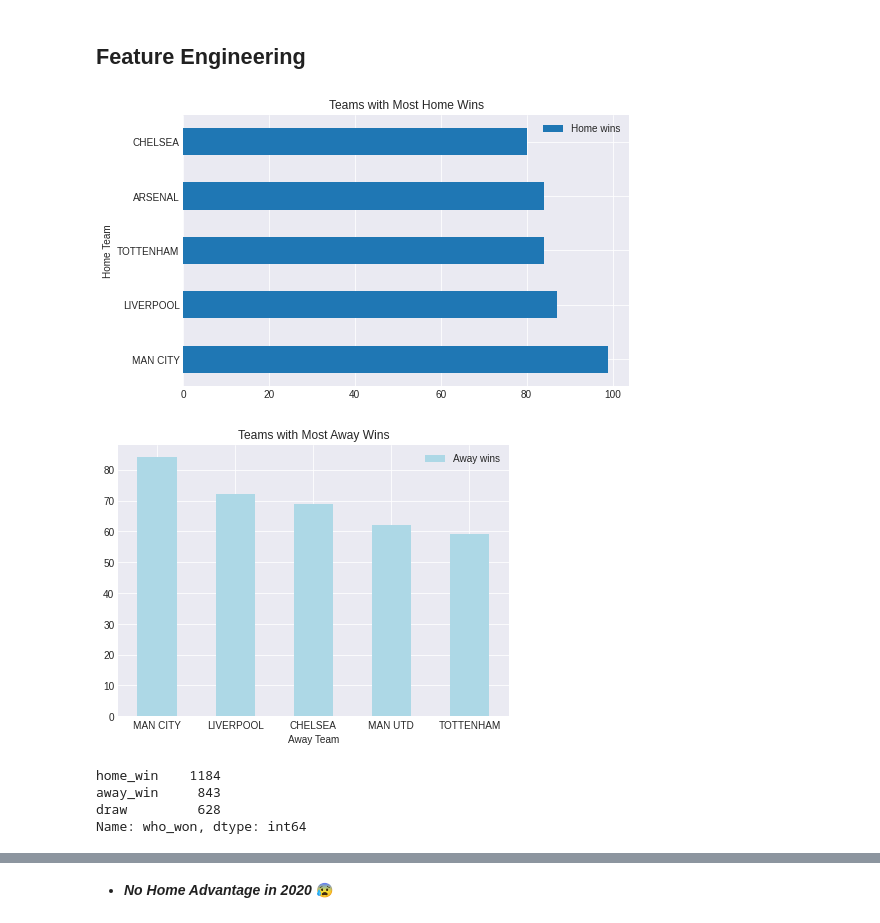
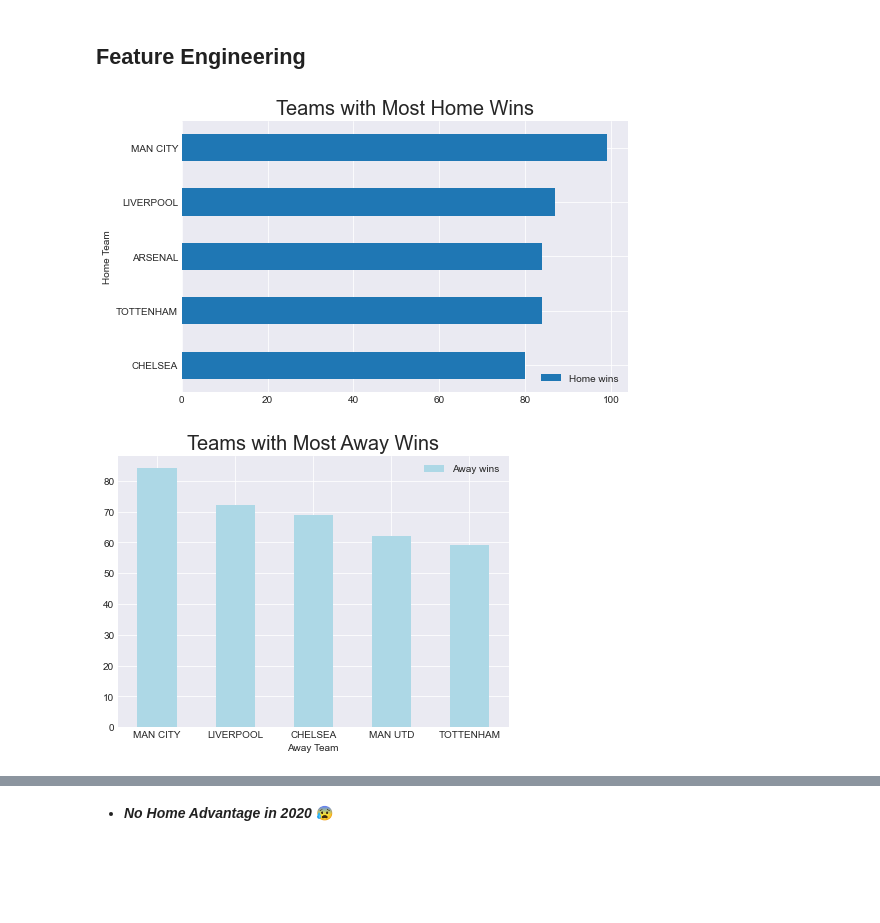
Before and after one commit to Numpy-hamoye/Flask-ML-Soccer, a Jupyter notebook: Premier_League_matches_2014–2020.ipynb, the cells around one changed output, grey strips where cells are left out. Cells and saved outputs as stored; diff of their text form; code cells hidden in the pictures; blank space fills up the shorter version.

```diff
--- a/Premier_League_matches_2014–2020.ipynb
+++ b/Premier_League_matches_2014–2020.ipynb
@@ -51,7 +57,7 @@ import seaborn as sns
 ### Data Exploration
 # %%
 # Read in the Data
-all_matches = pd.read_csv('/content/drive/MyDrive/Hamoye/matchesall2014-2020.csv', index_col=0)
+all_matches = pd.read_csv('matchesall2014-2020.csv', index_col=0)
 
 # The first few rows of the data
 all_matches.head()
@@ -323,14 +384,16 @@ test_sample.to_excel('test_games_5_result.xlsx', sheet_name='test_games_5')
 # %%
 # Teams with Most Home Wins
 fig, ax = plt.subplots(figsize=(8, 5))
 all_matches[all_matches['who_won'] == 'home_win']\
   .groupby('Home Team')\
   .who_won.count().to_frame().sort_values('who_won', ascending=False)\
   .rename(columns={'who_won': 'Home wins'}).head()\
-  .plot(kind='barh', title='Teams with Most Home Wins', ax=ax)
+  .sort_values('Home wins')\
+  .plot(kind='barh', ax=ax)
+plt.title('Teams with Most Home Wins', fontsize=20)
 plt.show()
 # %% [output]
-[figure, old version]
+[figure, new version]
 # %%
 # Teams with Most Away Wins
 fig, ax = plt.subplots(figsize=(7, 5))
@@ -339,16 +402,9 @@ all_matches[all_matches['who_won'] == 'away_win']\
   .who_won.count().to_frame().sort_values('who_won', ascending=False)\
   .rename(columns={'who_won': 'Away wins'}).head()\
   .plot(kind='bar',
-        title='Teams with Most Away Wins',
         ax=ax, color='lightblue')
+plt.title('Teams with Most Away Wins', fontsize=20)
 plt.xticks(rotation=0)
 plt.show()
 # %% [output]
-[figure, old version]
+[figure, new version]
-# %%
-all_matches.who_won.value_counts()
-# %% [output]
-home_win    1184
-away_win     843
-draw         628
-Name: who_won, dtype: int64
```
Also changed, not shown: parts of 32 cells of this notebook.
